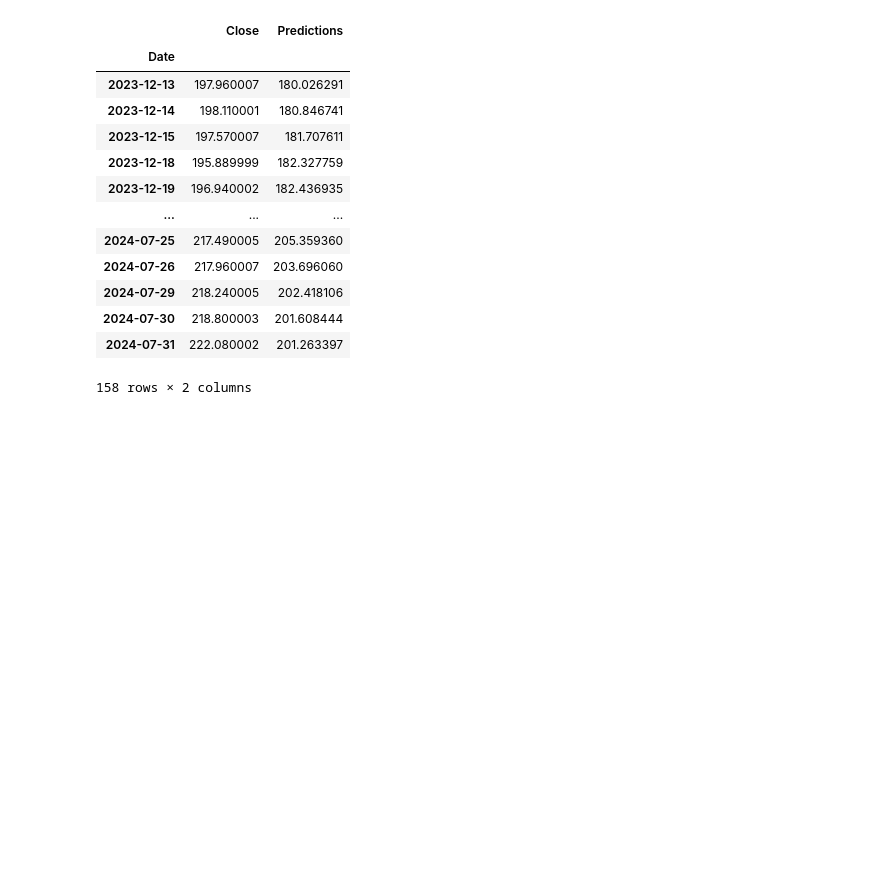
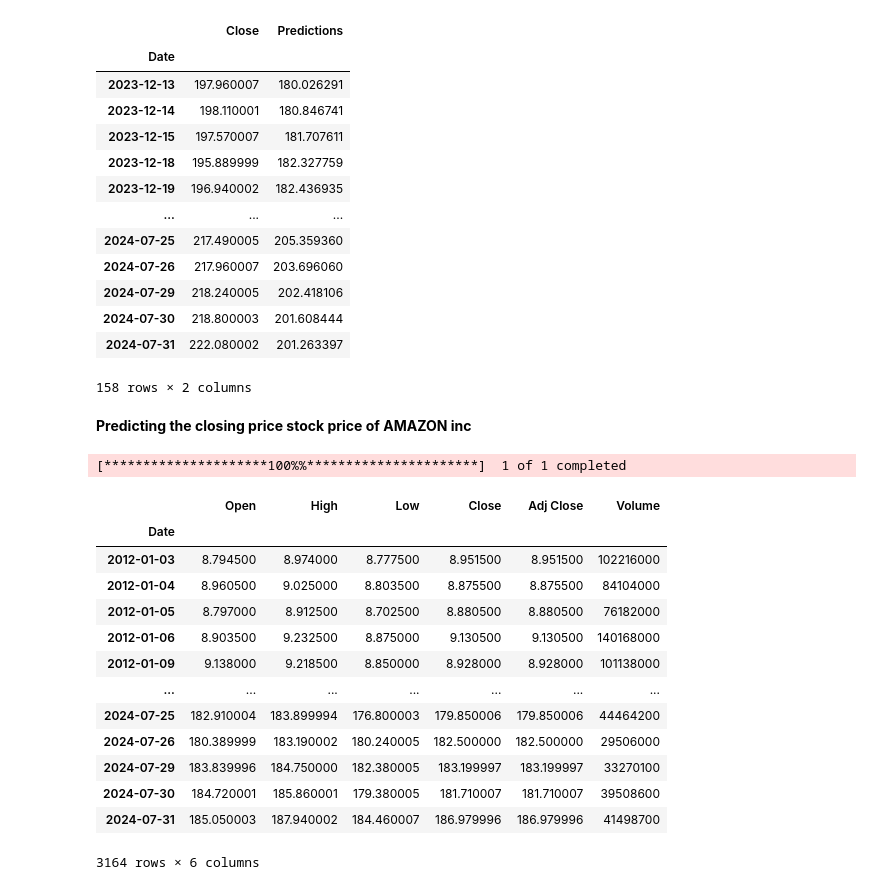
Before and after one commit to govind516/Stock-Price-Prediction, a Jupyter notebook: LSTM Implementation/StockPredictionLSTM.ipynb, the cells around one changed output. Saved outputs shown, nothing was run; the diff lists cells and outputs as text; code cells hidden in the pictures; blank space fills up the shorter version.

```diff
--- a/LSTM Implementation/StockPredictionLSTM.ipynb
+++ b/LSTM Implementation/StockPredictionLSTM.ipynb
@@ -467,3 +467,26 @@ valid
 | 2024-07-30 | 218.800003 | 201.608444 |
 | 2024-07-31 | 222.080002 | 201.263397 |
 158 rows × 2 columns
+# %% [markdown]
+**Predicting the closing price stock price of AMAZON inc**
+# %%
+# Get the stock quote
+df = yf.download('AMZN', start='2012-01-01', end=datetime.now().strftime('%Y-%m-%d'))
+# Show teh data
+df
+# %% [output]
+[*********************100%%**********************]  1 of 1 completed
+|  | Open | High | Low | Close | Adj Close | Volume |
+| Date |  |  |  |  |  |  |
+| 2012-01-03 | 8.794500 | 8.974000 | 8.777500 | 8.951500 | 8.951500 | 102216000 |
+| 2012-01-04 | 8.960500 | 9.025000 | 8.803500 | 8.875500 | 8.875500 | 84104000 |
+| 2012-01-05 | 8.797000 | 8.912500 | 8.702500 | 8.880500 | 8.880500 | 76182000 |
+| 2012-01-06 | 8.903500 | 9.232500 | 8.875000 | 9.130500 | 9.130500 | 140168000 |
+| 2012-01-09 | 9.138000 | 9.218500 | 8.850000 | 8.928000 | 8.928000 | 101138000 |
+| ... | ... | ... | ... | ... | ... | ... |
+| 2024-07-25 | 182.910004 | 183.899994 | 176.800003 | 179.850006 | 179.850006 | 44464200 |
+| 2024-07-26 | 180.389999 | 183.190002 | 180.240005 | 182.500000 | 182.500000 | 29506000 |
+| 2024-07-29 | 183.839996 | 184.750000 | 182.380005 | 183.199997 | 183.199997 | 33270100 |
+| 2024-07-30 | 184.720001 | 185.860001 | 179.380005 | 181.710007 | 181.710007 | 39508600 |
+| 2024-07-31 | 185.050003 | 187.940002 | 184.460007 | 186.979996 | 186.979996 | 41498700 |
+3164 rows × 6 columns
```
Also changed, not shown: parts of 8 cells of this notebook.
